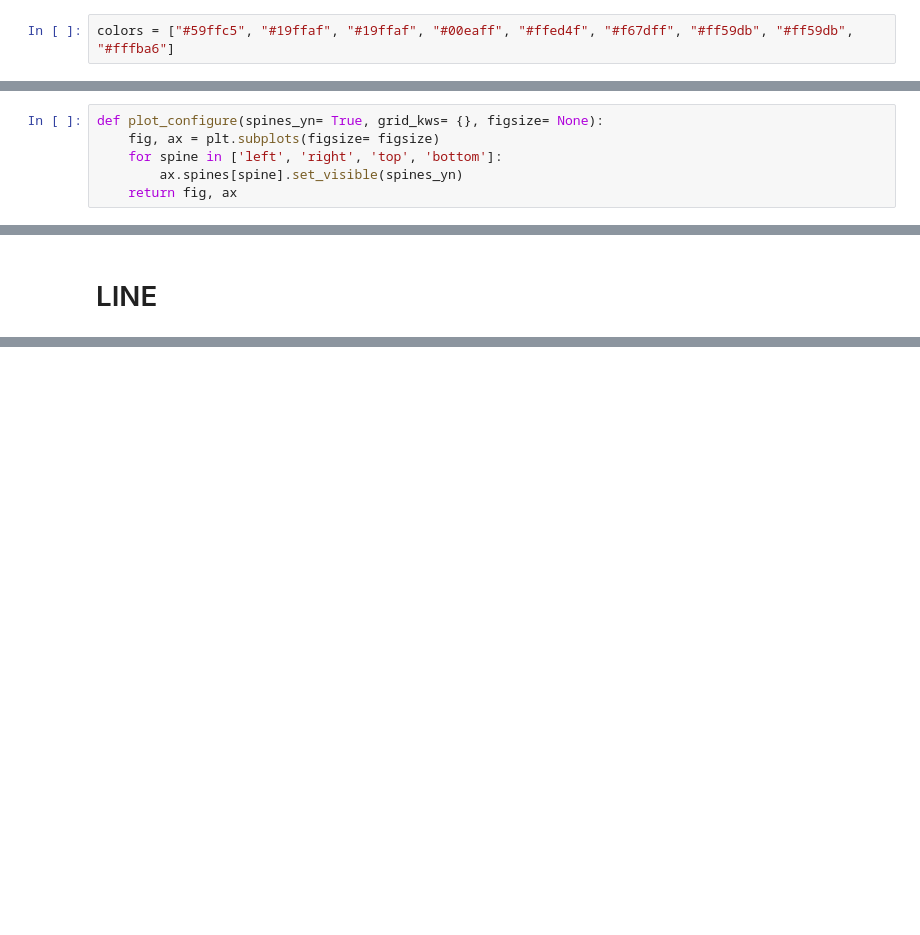
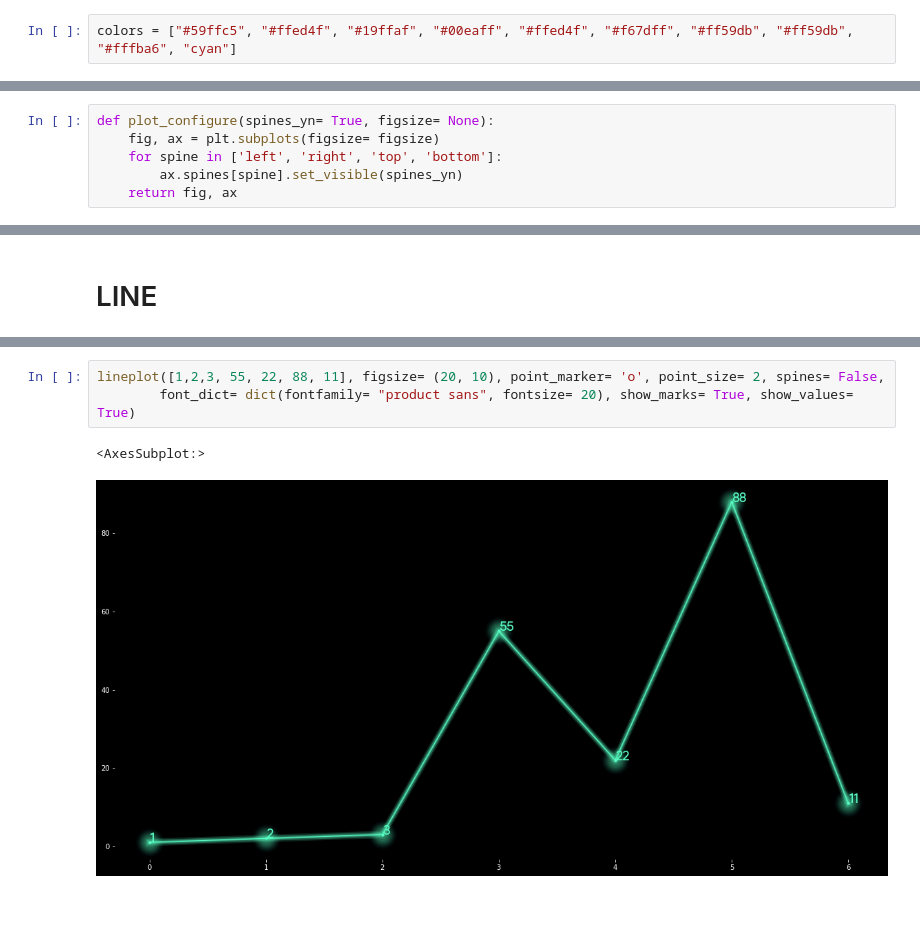
Before and after one commit to AayushSameerShah/neona, a Jupyter notebook: checks.ipynb, the cells around one changed output, grey strips where cells are left out. Drawn from its saved outputs; the diff is of its cells as text; blank space fills up the shorter version.

Commit message:
LINE plot done

```diff
--- a/checks.ipynb
+++ b/checks.ipynb
@@ -8,7 +8,7 @@ import matplotlib.pyplot as plt
 tips = sns.load_dataset('tips')
 plt.style.use('dark_background')
 # %%
-colors = ["#59ffc5", "#19ffaf", "#19ffaf", "#00eaff", "#ffed4f", "#f67dff", "#ff59db", "#ff59db", "#fffba6"]
+colors = ["#59ffc5", "#ffed4f", "#19ffaf", "#00eaff", "#ffed4f", "#f67dff", "#ff59db", "#ff59db", "#fffba6", "cyan"]
 # %%
 import neona
 importlib.reload(neona)
@@ -19,7 +19,7 @@ importlib.reload(neona)
 # %% [markdown]
 # BAR
 # %%
-def plot_configure(spines_yn= True, grid_kws= {}, figsize= None):
+def plot_configure(spines_yn= True, figsize= None):
     fig, ax = plt.subplots(figsize= figsize)
     for spine in ['left', 'right', 'top', 'bottom']:
         ax.spines[spine].set_visible(spines_yn)
@@ -69,0 +152,8 @@ def barplot(x, y, spines= True, figsize= None, point_size= 2, color= "#59ffc5",
+# %%
+lineplot([1,2,3, 55, 22, 88, 11], figsize= (20, 10), point_marker= 'o', point_size= 2, spines= False,
+        font_dict= dict(fontfamily= "product sans", fontsize= 20), show_marks= True, show_values= True)
+# %% [output]
+<AxesSubplot:>
+[figure, added]
+# %% [markdown]
+#
```
Also changed, not shown: parts of 3 cells of this notebook, 1 other file.
